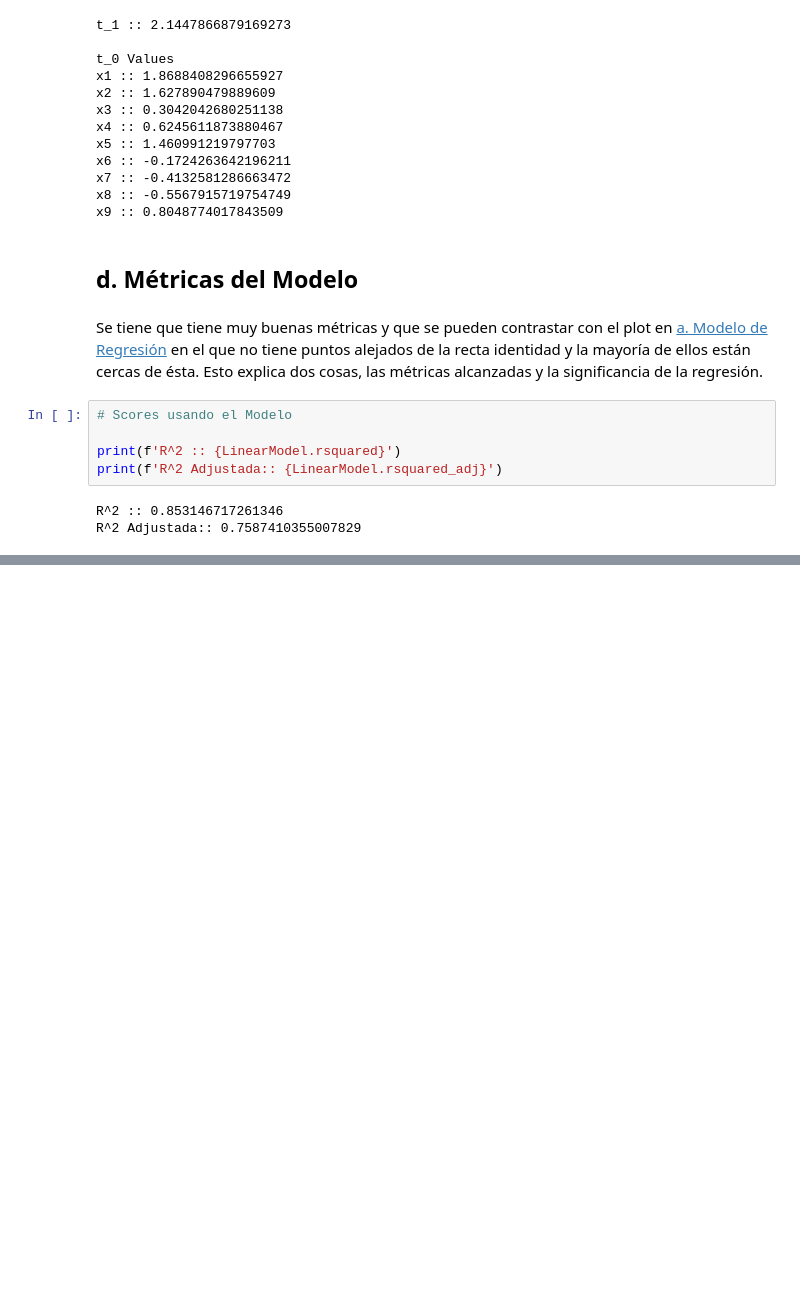
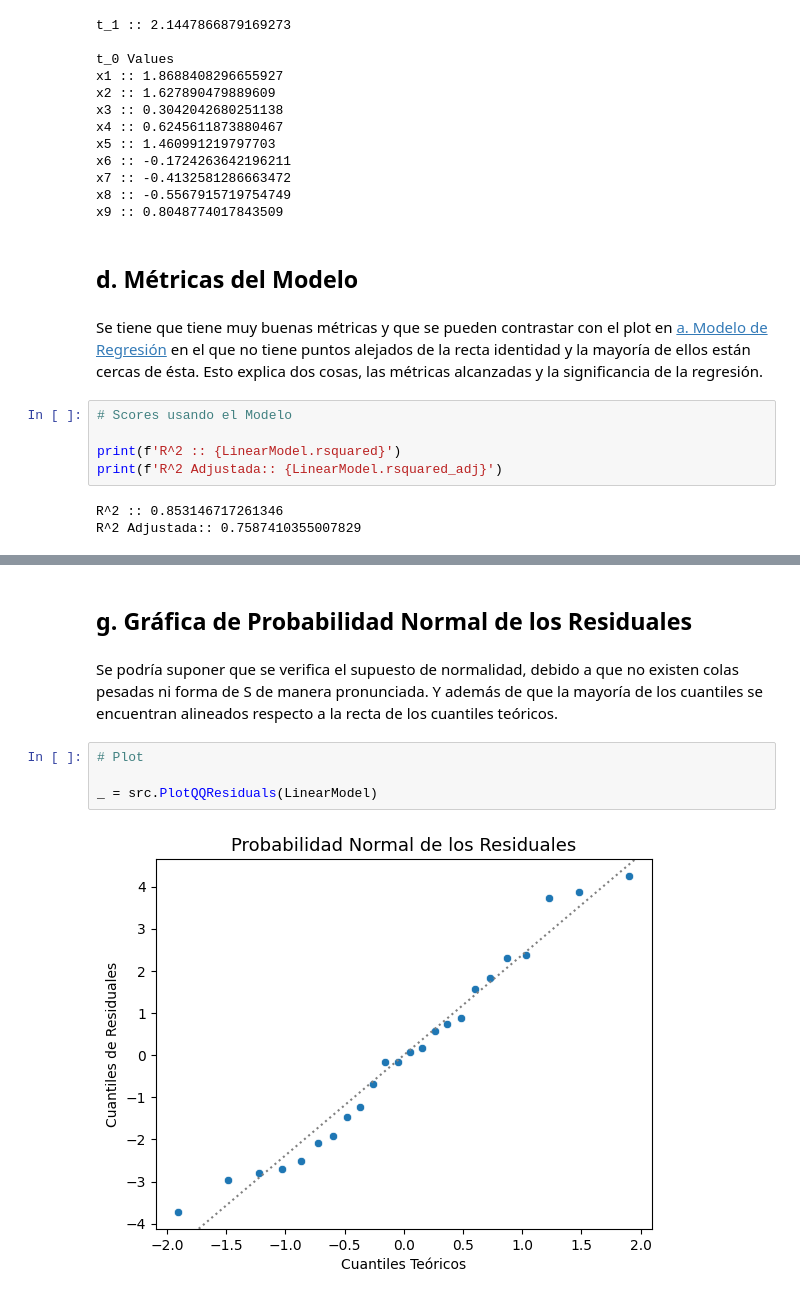
Before and after one commit to alexisuaguilaru/EstadisticaMultivariada, a Jupyter notebook: RegresionMultiple/Tareas/Tarea_03.ipynb, the cells around one changed output, grey strips where cells are left out. Drawn from its saved outputs; the diff is of its cells as text; blank space fills up the shorter version.

```diff
--- a/RegresionMultiple/Tareas/Tarea_03.ipynb
+++ b/RegresionMultiple/Tareas/Tarea_03.ipynb
@@ -169,0 +192,10 @@ R^2 Adjustada:: 0.7587410355007829
+# %% [markdown]
+## **g**. Gráfica de Probabilidad Normal de los Residuales
+# %% [markdown]
+Se podría suponer que se verifica el supuesto de normalidad, debido a que no existen colas pesadas ni forma de S de manera pronunciada. Y además de que la mayoría de los cuantiles se encuentran alineados respecto a la recta de los cuantiles teóricos.
+# %%
+# Plot
+
+_ = src.PlotQQResiduals(LinearModel)
+# %% [output]
+[figure, added]
```
Also changed, not shown: parts of 10 cells of this notebook, 1 other file.
